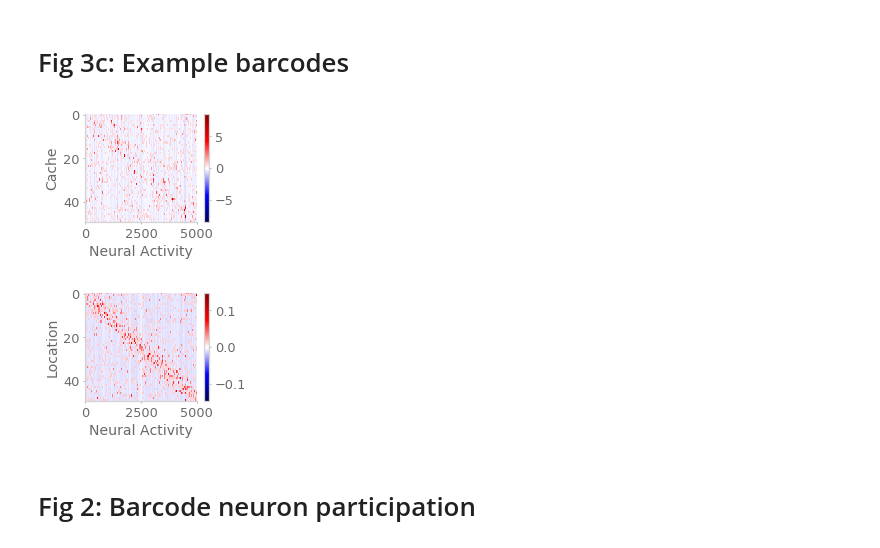
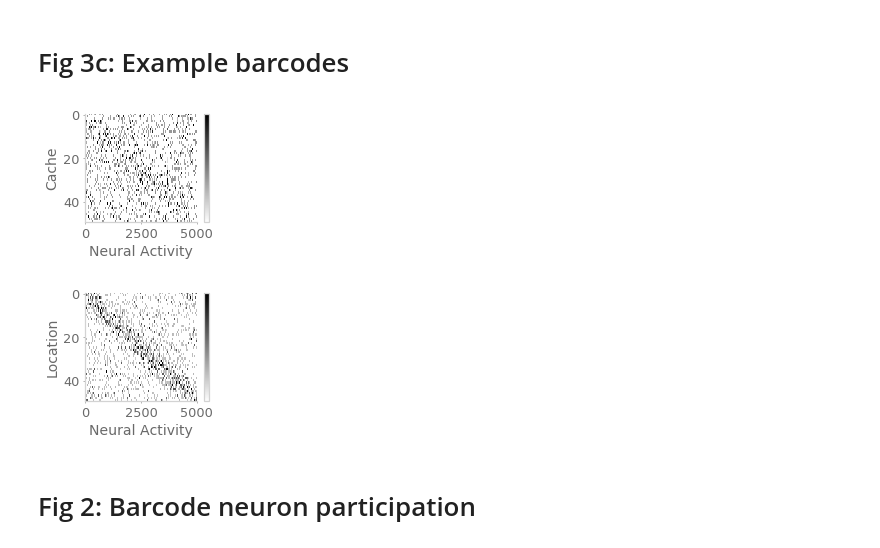
Before and after one commit to chingf/barcodes, a Jupyter notebook: Fig2-replicate-experiments-part1.ipynb, the cells around one changed output. Cells and saved outputs as stored; diff of their text form; code cells hidden in the pictures.

```diff
--- a/Fig2-replicate-experiments-part1.ipynb
+++ b/Fig2-replicate-experiments-part1.ipynb
@@ -164,29 +164,33 @@ neuron_order = np.concatenate([dead_neurons, alive_neurons[np.argsort(argmaxes)]
 # %%
 # Chettih et al Figure 3
 x = np.array(np.array(barcodes)[:])
-plt.figure(figsize=(2.5,2))
-plt.imshow(x, cmap='seismic', interpolation='nearest', aspect='auto')
-plt.clim(-x.max(), x.max())
-plt.colorbar()
+fig = plt.figure(figsize=(2.5,2))
+im = plt.imshow(x, cmap='binary', interpolation='nearest', aspect='auto')
+barcode_maxlim = np.percentile(x, 99)
+plt.clim(0, barcode_maxlim)
+cbar = fig.colorbar(im)
+cbar.set_ticks([])
 plt.ylabel('Cache')
 plt.xlabel('Neural Activity')
 plt.savefig('barcodes.png', dpi=300)
 plt.show()
 # %% [output]
-[figure, old version]
+[figure, new version]
 # %%
 # Chettih et al Figure 3
 x = np.array(np.array(place_codes)[:])
-plt.figure(figsize=(2.5,2))
-plt.imshow(x, cmap='seismic', interpolation='nearest', aspect='auto')
-plt.clim(-x.max(), x.max())
-plt.colorbar()
+fig = plt.figure(figsize=(2.5,2))
+im = plt.imshow(x, cmap='binary', interpolation='nearest', aspect='auto')
+place_maxlim = np.percentile(x, 99)
+plt.clim(0, place_maxlim)
+cbar = fig.colorbar(im)
+cbar.set_ticks([])
 plt.ylabel('Location')
 plt.xlabel('Neural Activity')
 plt.savefig('place_firing.png', dpi=300)
 plt.show()
 # %% [output]
-[figure, old version]
+[figure, new version]
 # %% [markdown]
 # Fig 2: Barcode neuron participation
 # %%
```
Also changed, not shown: parts of 3 cells of this notebook, 7 other files.
